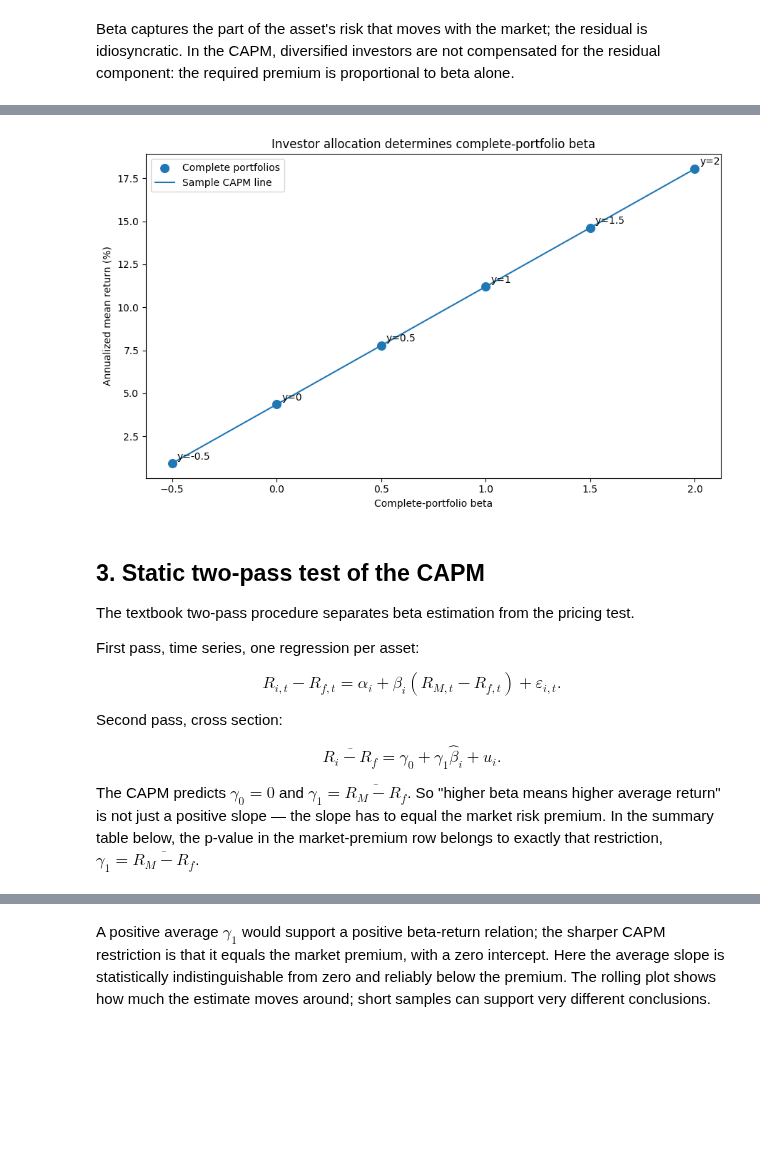
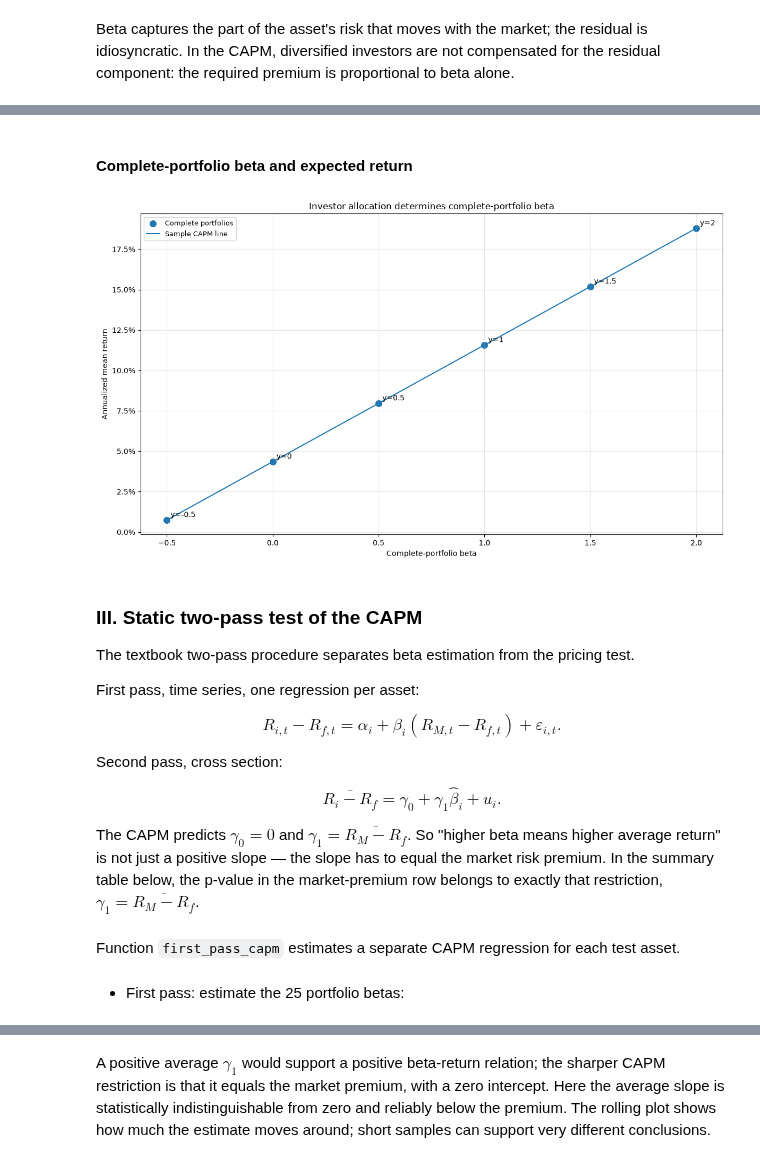
Before and after one commit to grandananas/FinancialPrinciples, a Jupyter notebook: CAPM_FamaFrench_Practice.ipynb, the cells around one changed output, grey strips where cells are left out. Drawn from its saved outputs; the diff is of its cells as text; code cells hidden in the pictures; blank space fills up the shorter version.

```diff
--- a/CAPM_FamaFrench_Practice.ipynb
+++ b/CAPM_FamaFrench_Practice.ipynb
@@ -72 +42,8 @@ OFFICIAL_URLS = {
+# %%
+# Display
+
+pd.set_option("display.max_columns", 30)
+pd.set_option("display.width", 140)
+pd.set_option("display.float_format", lambda value: f"{value:,.4f}")
+plt.style.use("default")
 # %% [markdown]
@@ -544,0 +654,5 @@ display(investor_beta_table.round(4))
+# %%
+investor_beta_table = pd.DataFrame(investor_rows).set_index(
+    "Risky-market weight y"
+)
+display(investor_beta_table.round(4))
@@ -545,28 +668,46 @@ display(investor_beta_table.round(4))
+# %% [markdown]
+#### **Complete-portfolio beta and expected return**
 # %%
-plt.figure(figsize=(9, 5.5))
-plt.scatter(
+# Plot: Complete-portfolio beta and expected return
+
+fig, ax = plt.subplots(figsize=(12, 7))
+ax.scatter(
     investor_beta_table["Regression beta"],
     100 * investor_beta_table["Annualized mean return"],
     s=70,
     label="Complete portfolios",
 )
 for risky_weight, row in investor_beta_table.iterrows():
-    plt.annotate(f"y={risky_weight:g}", (row["Regression beta"], 100 * row["Annualized mean return"]), xytext=(5, 4), textcoords="offset points")
+    ax.annotate(
+        f"y={risky_weight:g}",
+        (row["Regression beta"], 100 * row["Annualized mean return"]),
+        xytext=(5, 4),
+        textcoords="offset points",
+    )
 
 beta_grid = np.linspace(allocations.min(), allocations.max(), 200)
 annual_rf = 12 * investor_data["RF"].mean()
 annual_market_premium = 12 * investor_data["Mkt-RF"].mean()
-plt.plot(beta_grid, 100 * (annual_rf + beta_grid * annual_market_premium), label="Sample CAPM line")
-plt.xlabel("Complete-portfolio beta")
-plt.ylabel("Annualized mean return (%)")
-plt.title("Investor allocation determines complete-portfolio beta")
-plt.legend()
-plt.tight_layout()
+ax.plot(
+    beta_grid,
+    100 * (annual_rf + beta_grid * annual_market_premium),
+    label="Sample CAPM line",
+)
+ax.set_xlabel("Complete-portfolio beta")
+ax.set_ylabel("Annualized mean return")
+ax.set_title("Investor allocation determines complete-portfolio beta")
+ax.yaxis.set_major_formatter(PercentFormatter(xmax=100))
+ax.grid(
+    True,
+    alpha=0.3,
+)
+ax.legend(fontsize=9)
+fig.tight_layout()
 plt.show()
 # %% [output]
-[figure, old version]
+[figure, new version]
 # %% [markdown]
-## 3. Static two-pass test of the CAPM
+### **III. Static two-pass test of the CAPM**
 
 The textbook two-pass procedure separates beta estimation from the pricing test.
 
@@ -579,3 +720,5 @@ Second pass, cross section:
 $$\overline{R_i-R_f}=\gamma_0+\gamma_1\widehat{\beta}_i+u_i.$$
 
 The CAPM predicts $\gamma_0=0$ and $\gamma_1=\overline{R_M-R_f}$. So "higher beta means higher average return" is not just a positive slope — the slope has to equal the market risk premium. In the summary table below, the p-value in the market-premium row belongs to exactly that restriction, $\gamma_1=\overline{R_M-R_f}$.
+# %% [markdown]
+Function `first_pass_capm` estimates a separate CAPM regression for each test asset.
@@ -582,2 +752,4 @@ The CAPM predicts $\gamma_0=0$ and $\gamma_1=\overline{R_M-R_f}$. So "higher bet
+# %% [markdown]
+- First pass: estimate the 25 portfolio betas:
 # %%
 first_pass_25, p25_capm_data = first_pass_capm(portfolios25, factors)
```
Also changed, not shown: parts of 135 cells of this notebook, 1 other file.
